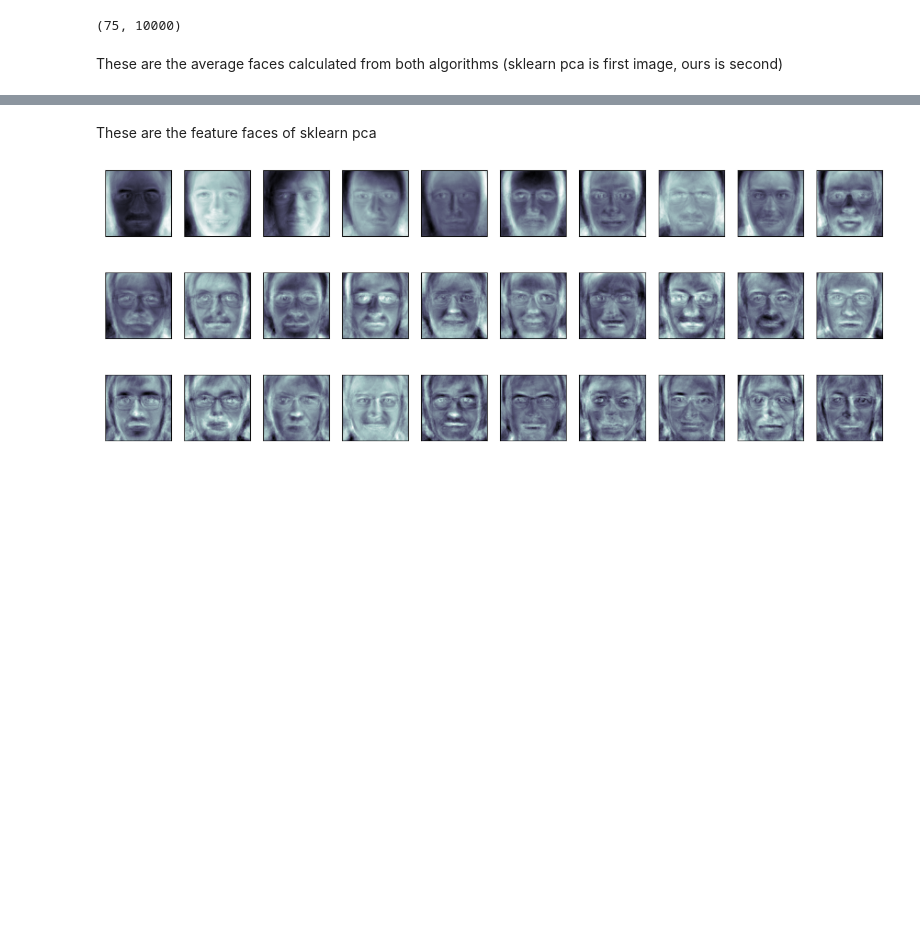
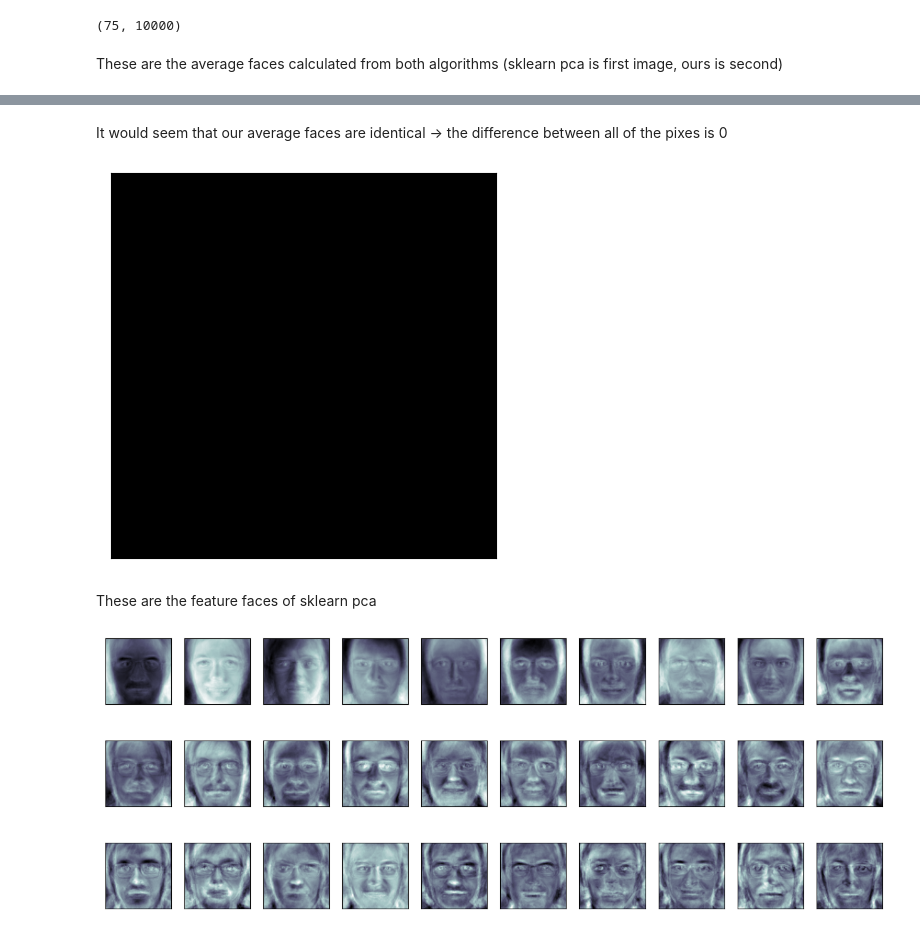
Before and after one commit to TheKompot/Eigenfaces, a Jupyter notebook: sol.ipynb, the cells around one changed output, grey strips where cells are left out. Saved outputs shown, nothing was run; the diff lists cells and outputs as text; code cells hidden in the pictures; blank space fills up the shorter version.

```diff
--- a/sol.ipynb
+++ b/sol.ipynb
@@ -65,3 +65,10 @@ feature_faces_alt = reconstruct_images(pca_alt.e_vec.T[:30,:], 100, 100)
+# %% [markdown]
+It would seem that our average faces are identical -> the difference between all of the pixes is 0
+# %%
+difference_image = get_difference_image(avg_face_1, avg_face_2)
+plot_images([difference_image], 1, 1, (5,5))
+# %% [output]
+[figure, added]
 # %% [markdown]
 These are the feature faces of sklearn pca
 # %%
```
Also changed, not shown: parts of 28 cells of this notebook, 3 other files.
